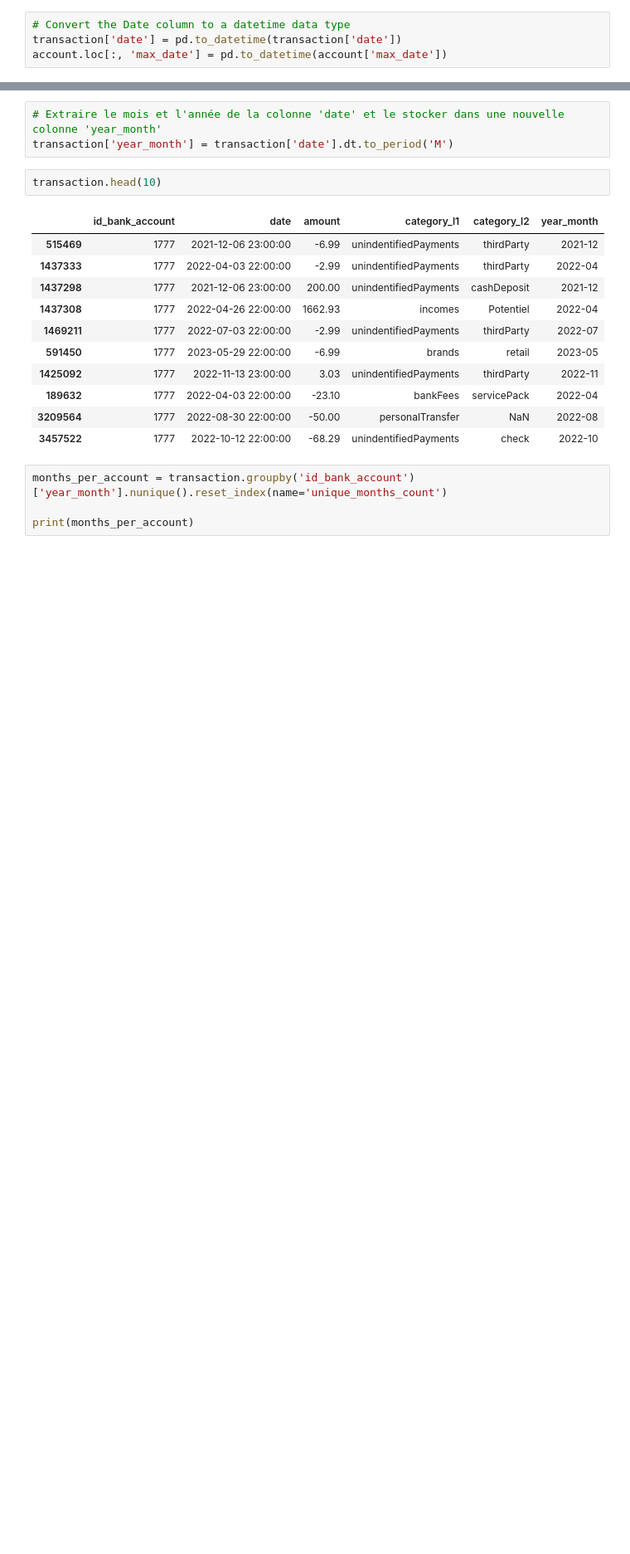
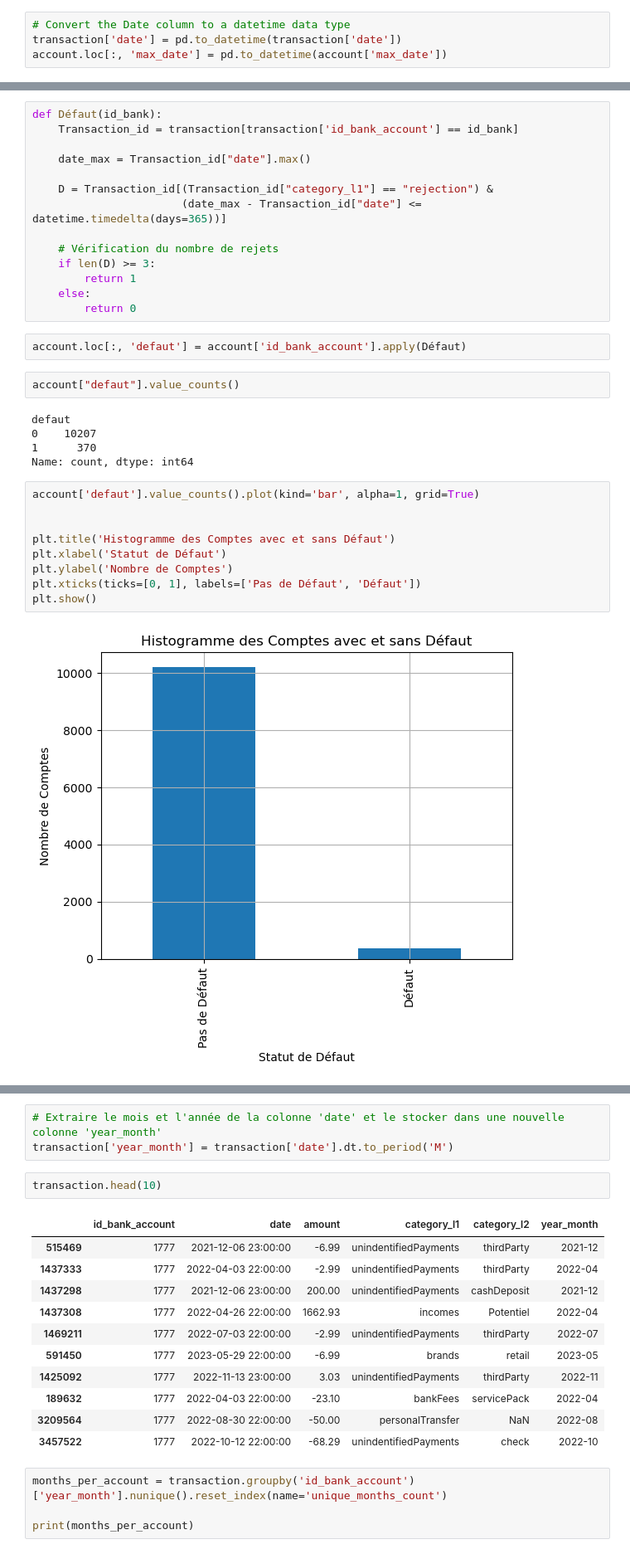
Before and after one commit to rouaabl/Projet-construction-d-un-score-d-octroi, a Jupyter notebook: CLEAN.ipynb, the cells around one changed output, grey strips where cells are left out. Shown at 83% size. Drawn from its saved outputs; the diff is of its cells as text; blank space fills up the shorter version.

```diff
--- a/CLEAN.ipynb
+++ b/CLEAN.ipynb
@@ -219,0 +231,34 @@ account.loc[:, 'max_date'] = pd.to_datetime(account['max_date'])
+# %%
+def Défaut(id_bank):
+    Transaction_id = transaction[transaction['id_bank_account'] == id_bank]
+
+    date_max = Transaction_id["date"].max()
+
+    D = Transaction_id[(Transaction_id["category_l1"] == "rejection") &
+                       (date_max - Transaction_id["date"] <= datetime.timedelta(days=365))]
+
+    # Vérification du nombre de rejets
+    if len(D) >= 3:
+        return 1
+    else:
+        return 0
+# %%
+account.loc[:, 'defaut'] = account['id_bank_account'].apply(Défaut)
+# %%
+account["defaut"].value_counts()
+# %% [output]
+defaut
+0    10207
+1      370
+Name: count, dtype: int64
+# %%
+account['defaut'].value_counts().plot(kind='bar', alpha=1, grid=True)
+
+
+plt.title('Histogramme des Comptes avec et sans Défaut')
+plt.xlabel('Statut de Défaut')
+plt.ylabel('Nombre de Comptes')
+plt.xticks(ticks=[0, 1], labels=['Pas de Défaut', 'Défaut'])
+plt.show()
+# %% [output]
+[figure, added]
```
Also changed, not shown: parts of 8 cells of this notebook.
